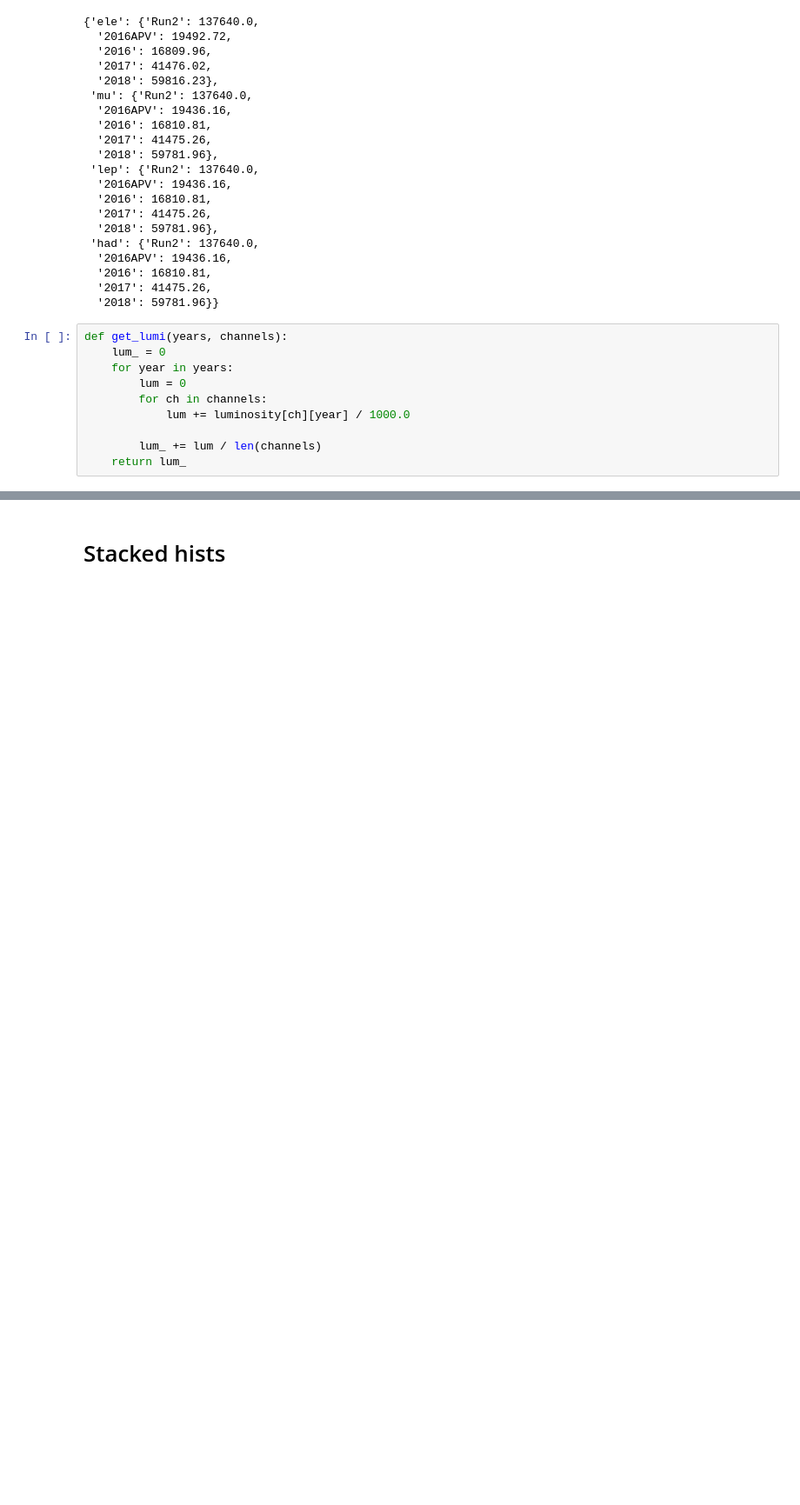
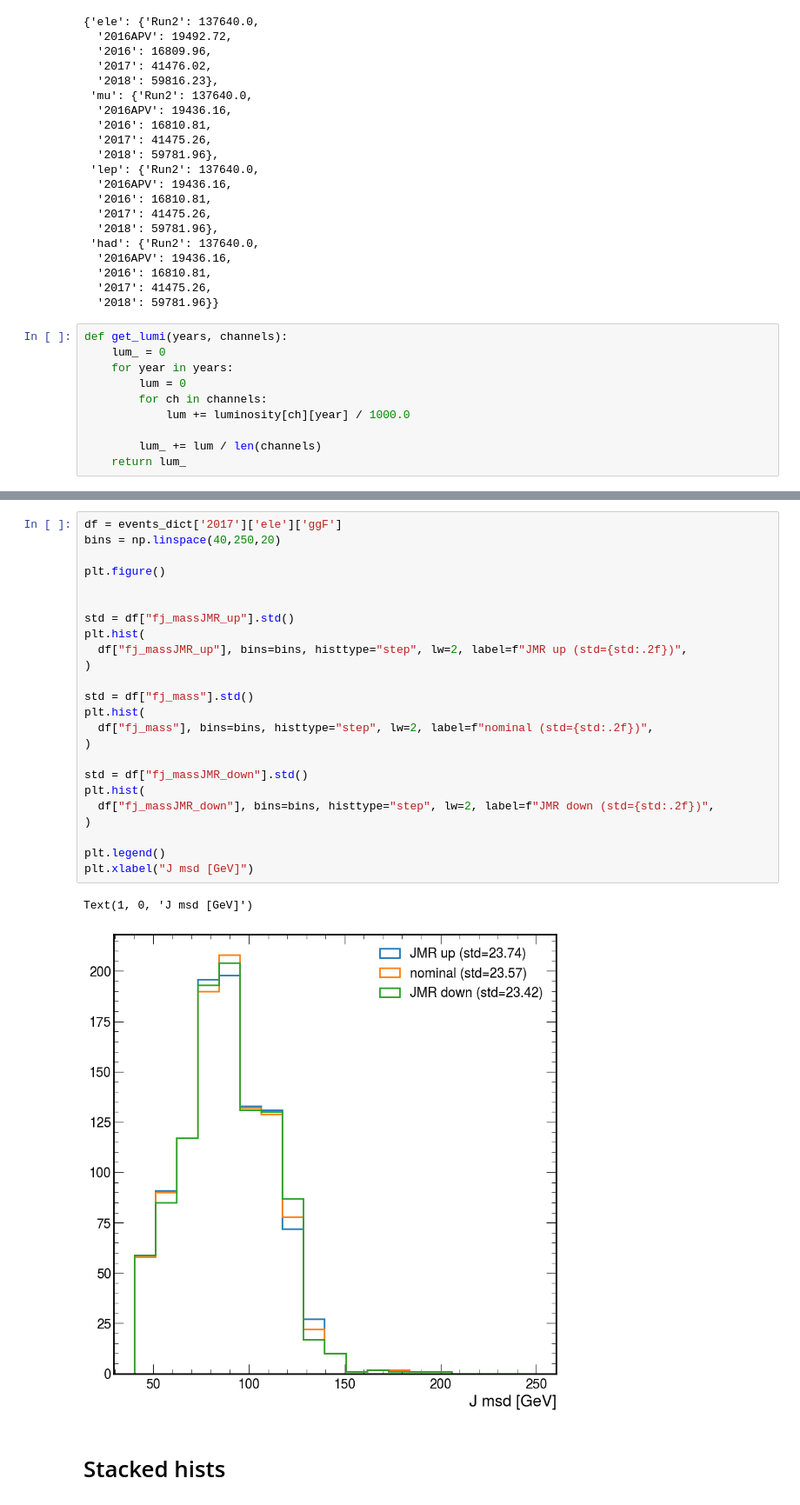
Before and after one commit to farakiko/boostedhiggs, a Jupyter notebook: binder/hists_plots.ipynb, the cells around one changed output, grey strips where cells are left out. Shown: that part at 87% size. Cells and saved outputs as stored; diff of their text form; blank space fills up the shorter version.

```diff
--- a/binder/hists_plots.ipynb
+++ b/binder/hists_plots.ipynb
@@ -142,3 +165,30 @@ KeyboardInterrupt
+# %%
+df = events_dict['2017']['ele']['ggF']
+bins = np.linspace(40,250,20)
+
+plt.figure()
+
+
+std = df["fj_massJMR_up"].std()
+plt.hist(
+  df["fj_massJMR_up"], bins=bins, histtype="step", lw=2, label=f"JMR up (std={std:.2f})",
+)
+
+std = df["fj_mass"].std()
+plt.hist(
+  df["fj_mass"], bins=bins, histtype="step", lw=2, label=f"nominal (std={std:.2f})",
+)
+
+std = df["fj_massJMR_down"].std()
+plt.hist(
+  df["fj_massJMR_down"], bins=bins, histtype="step", lw=2, label=f"JMR down (std={std:.2f})",
+)
+
+plt.legend()
+plt.xlabel("J msd [GeV]")
+# %% [output]
+Text(1, 0, 'J msd [GeV]')
+[figure, added]
 # %% [markdown]
 # Stacked hists
 # %%
```
Also changed, not shown: parts of 4 cells of this notebook, 2 other files.
